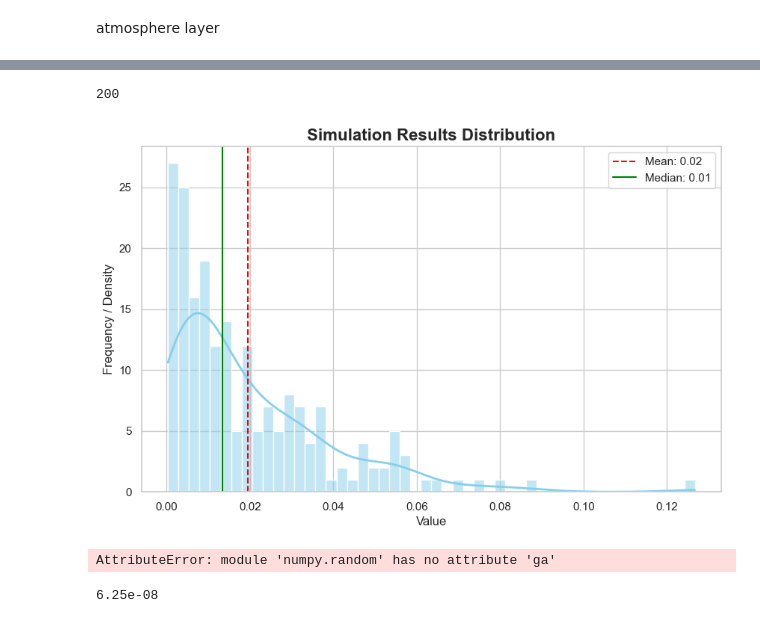
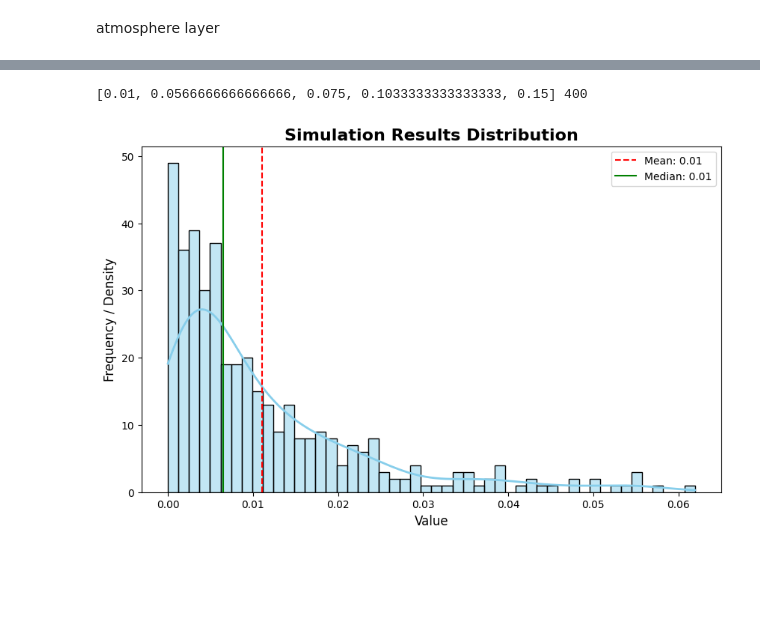
Before and after one commit to yizharf9/qkd, a Jupyter notebook: oct_2025/simulation.ipynb, the cells around one changed output, grey strips where cells are left out. Saved outputs shown, nothing was run; the diff lists cells and outputs as text; code cells hidden in the pictures; blank space fills up the shorter version.

Commit message:
added noise functionallity to simulation : added env. variables to massive and single simulation add illustration to notebook added noise function to utils.py

```diff
--- a/oct_2025/simulation.ipynb
+++ b/oct_2025/simulation.ipynb
@@ -146,10 +194,11 @@ df.head()
 | 4 | 0.000002 | 0.075 | 5 | 0.0005 | 0.573206 | 48.018891 | ... |
 # %%
 df = pd.read_csv("./massive_output.csv")
-data = df[df["r0_ref"] == 0.075]
-len(data)
+r0_values = sorted([val for val in set( df["r0_ref"])] )
+data = df[df["r0_ref"] == r0_values[1]]
+print(r0_values,len(data))
 # %% [output]
-200
+[0.01, 0.0566666666666666, 0.075, 0.1033333333333333, 0.15] 400
 # %%
 import matplotlib.pyplot as plt
 import seaborn as sns
@@ -167,42 +216,37 @@ def plot_distribution(data, title="Data Distribution", color="skyblue", bins="au
     - bins: Specification of hist bins, or 'auto'.
     """
     # Set the visual style
-    sns.set_theme(style="whitegrid")
+    # sns.set_theme(style="whitegrid")
 
     # Initialize the figure size
     plt.figure(figsize=(10, 6))
 
     # Create the plot (Histogram + KDE line)
     sns.histplot(data, kde=True, color=color, bins=bins, line_kws={'linewidth': 2})
 
     # Add aesthetics
     plt.title(title, fontsize=16, fontweight='bold')
     plt.xlabel("Value", fontsize=12)
     plt.ylabel("Frequency / Density", fontsize=12)
 
     # Calculate and display basic stats on the plot
     mean_val = np.mean(data)
     median_val = np.median(data)
 
     # Add vertical lines for Mean and Median
     plt.axvline(mean_val, color='red', linestyle='--', label=f'Mean: {mean_val:.2f}')
     plt.axvline(median_val, color='green', linestyle='-', label=f'Median: {median_val:.2f}')
 
     plt.legend()
     plt.show()
 
-# --- Usage Example ---
-
-# 1. Generate some random data (Normal Distribution)
-# Mean = 50, Std Dev = 15, n = 1000
 sample_data = np.random.normal(loc=50, scale=15, size=1000)
 
-# 2. Call the function
+hyper_shape = 2
+hyper_scale = 3
+samples =[ np.random.gamma(hyper_shape,hyper_scale) for i in range(int(1e6))]
+
 plot_distribution(data["power_in_bucket_after_turbulance"], title="Simulation Results Distribution",bins=50)
+# plot_distribution(samples, title="Theoretical Results Distribution",bins=50)
 # %% [output]
-[figure, old version]
+[figure, new version]
-AttributeError: module 'numpy.random' has no attribute 'ga'
-# %%
-focal_spatial_resolution
-# %% [output]
-6.25e-08
```
Also changed, not shown: parts of 3 cells of this notebook, 4 other files.
